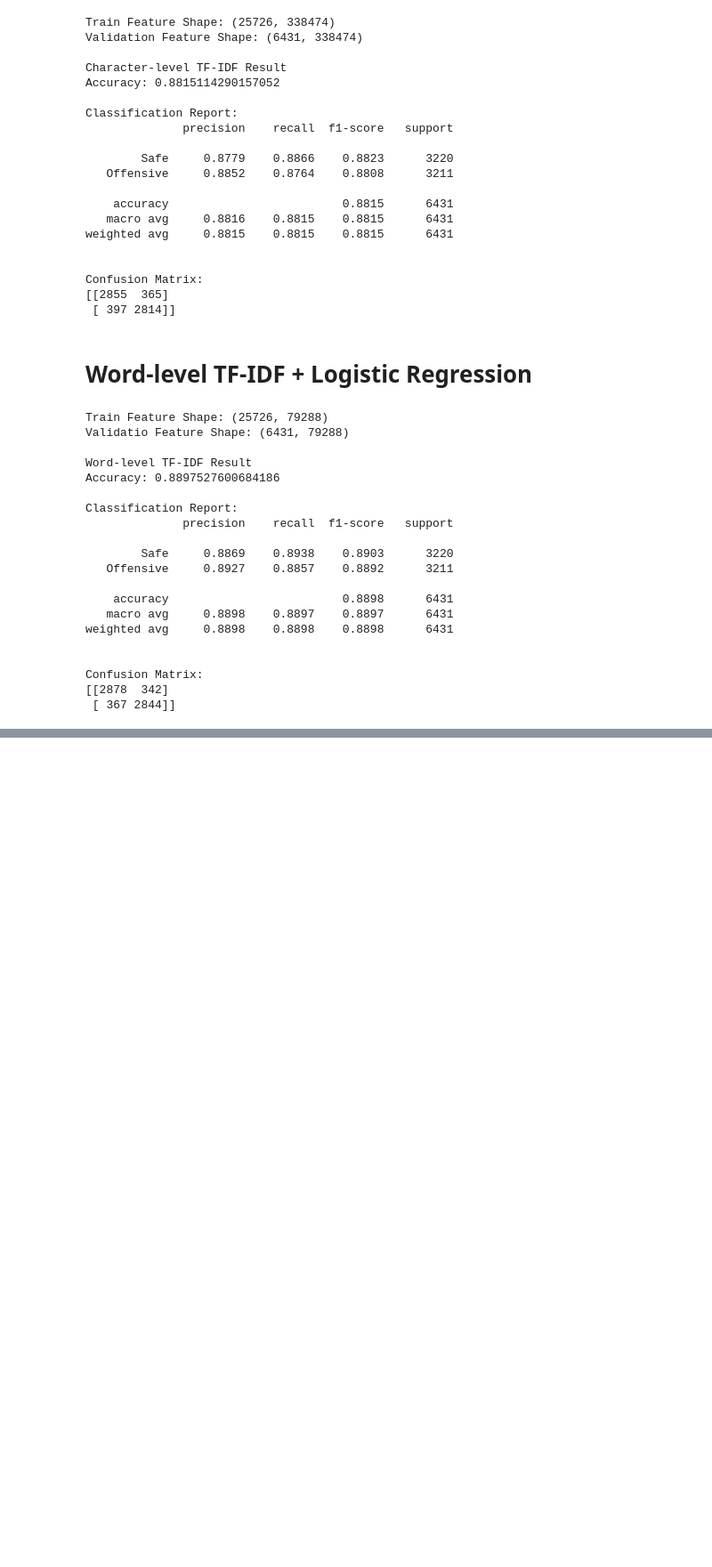
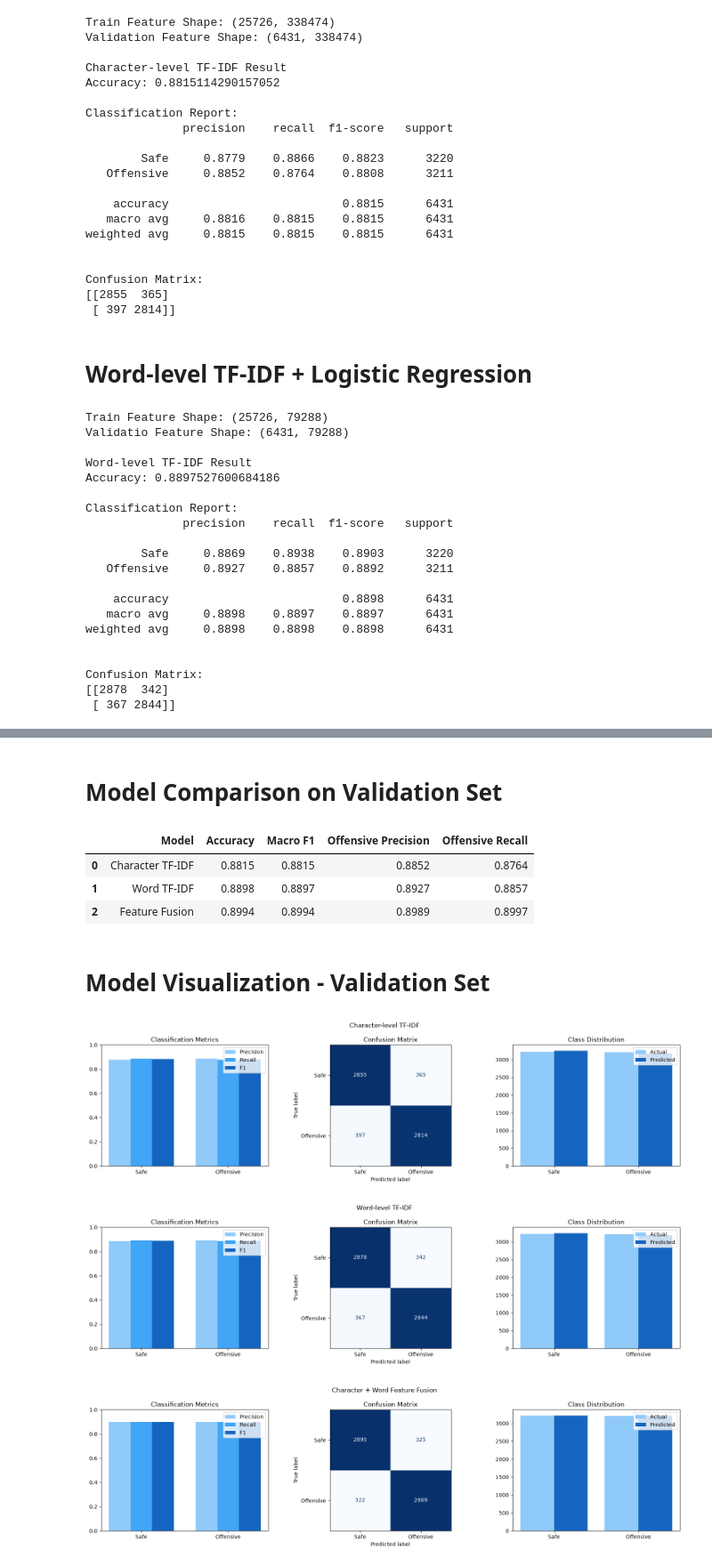
Before and after one commit to LiaoTian724/Comment-Moderation, a Jupyter notebook: Baseline/src/baseline_model.ipynb, the cells around one changed output, grey strips where cells are left out. Shown at 89% size. Drawn from its saved outputs; the diff is of its cells as text; code cells hidden in the pictures; blank space fills up the shorter version.

Commit message:
Finish macbert model development.

```diff
--- a/Baseline/src/baseline_model.ipynb
+++ b/Baseline/src/baseline_model.ipynb
@@ -262,0 +297,39 @@ def plot_model_results(y_true, y_pred, model_name):
+# %% [markdown]
+# Model Comparison on Validation Set
+# %%
+# ==========================================
+# Model Comparison - Validation Set
+# ==========================================
+
+from sklearn.metrics import (accuracy_score, f1_score, precision_score, recall_score)
+
+# 1. Define Evaluation Function
+def evaluate_model(model_name, y_true, y_pred):
+    return {
+        "Model": model_name,
+        "Accuracy": accuracy_score(y_true, y_pred),
+        "Macro F1": f1_score(y_true, y_pred, average="macro"),
+        "Offensive Precision": precision_score(y_true, y_pred, pos_label=1),
+        "Offensive Recall": recall_score(y_true, y_pred, pos_label=1)
+    }
+
+
+# 2. Compare Three Models
+comparison_results = [
+    evaluate_model("Character TF-IDF", y_validation, char_validation_pred),
+    evaluate_model("Word TF-IDF", y_validation, word_validation_pred),
+    evaluate_model("Feature Fusion", y_validation, fusion_validation_pred)
+]
+
+
+# 3. Create Comparison Table
+comparison_df = pd.DataFrame(comparison_results)
+
+display(comparison_df.round(4))
+# %% [output]
+|  | Model | Accuracy | Macro F1 | Offensive Precision | Offensive Recall |
+| 0 | Character TF-IDF | 0.8815 | 0.8815 | 0.8852 | 0.8764 |
+| 1 | Word TF-IDF | 0.8898 | 0.8897 | 0.8927 | 0.8857 |
+| 2 | Feature Fusion | 0.8994 | 0.8994 | 0.8989 | 0.8997 |
+# %% [markdown]
+# Model Visualization - Validation Set
@@ -262,0 +406,29 @@ def plot_model_results(y_true, y_pred, model_name):
+# %%
+# ==========================================
+# Model Visualization - Validation Set
+# ==========================================
+
+# 1. Character-level TF-IDF
+plot_model_results(
+    y_true=y_validation,
+    y_pred=char_validation_pred,
+    model_name="Character-level TF-IDF"
+)
+
+# 2. Word-level TF-IDF
+plot_model_results(
+    y_true=y_validation,
+    y_pred=word_validation_pred,
+    model_name="Word-level TF-IDF"
+)
+
+# 3. Character + Word Feature Fusion
+plot_model_results(
+    y_true=y_validation,
+    y_pred=fusion_validation_pred,
+    model_name="Character + Word Feature Fusion"
+)
+# %% [output]
+[figure, added]
+[figure, added]
+[figure, added]
```
Also changed, not shown: parts of 6 cells of this notebook, 6 other files.
